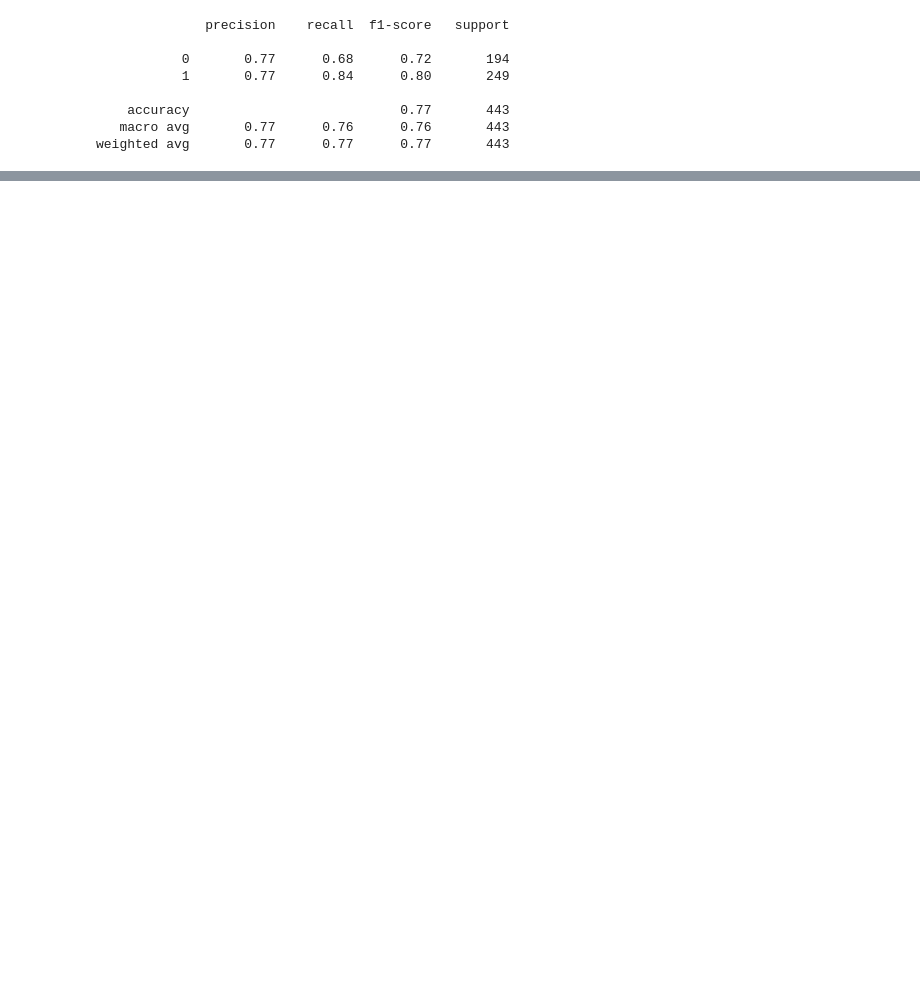
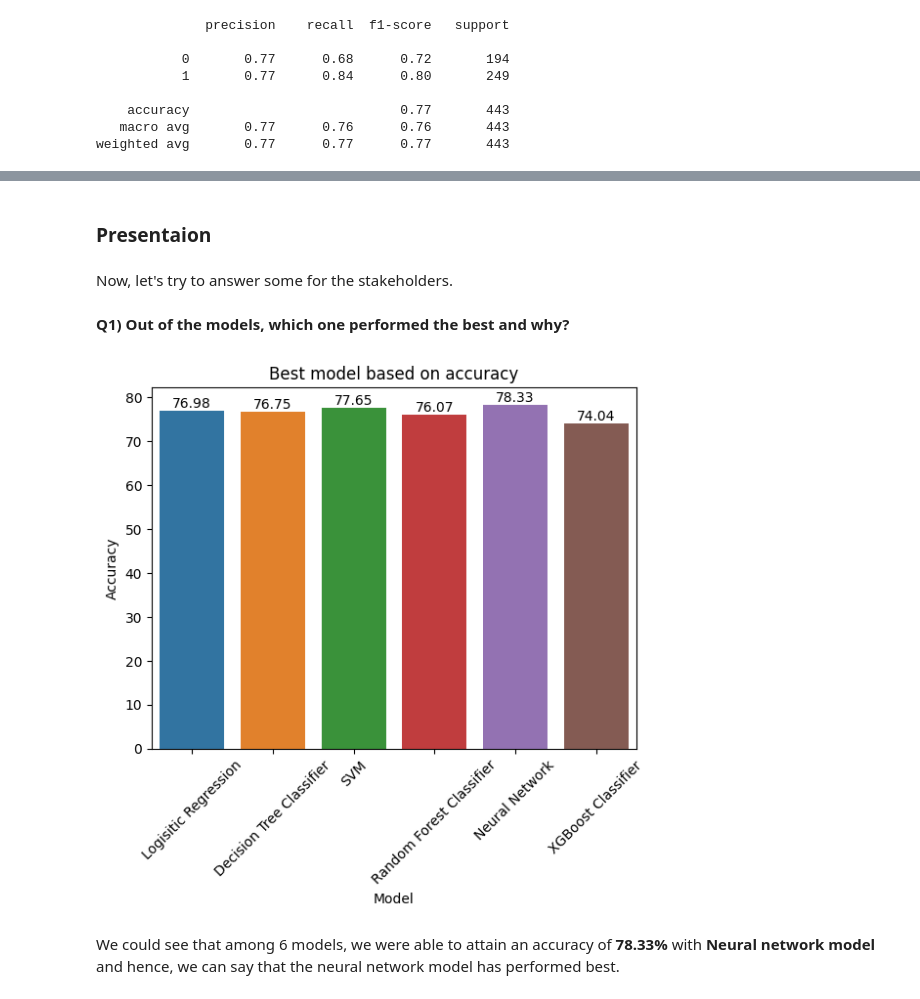
Before and after one commit to supmathews/ITV-live-online-career-challenge, a Jupyter notebook: itv_challenge_solution.ipynb, the cells around one changed output, grey strips where cells are left out. Saved outputs shown, nothing was run; the diff lists cells and outputs as text; code cells hidden in the pictures; blank space fills up the shorter version.

Commit message:
Update notebook | add predictions

```diff
--- a/itv_challenge_solution.ipynb
+++ b/itv_challenge_solution.ipynb
@@ -1078,0 +1151,4 @@ ValueError: in user code:
+# %%
+# build the xgboost classifier model
+xgb_model = XGBClassifier()
+xgb_model.fit(X_train, y_train)
@@ -1078,0 +1167,8 @@ ValueError: in user code:
+# %%
+# evaluate the model
+y_pred = xgb_model.predict(X_test)
+# %%
+# get the accuracy of the model
+acc = round(accuracy_score(y_test, y_pred)*100, 2)
+model_perf['XGBoost Classifier'] = acc
+print(f'>XGBoost model has scored an accuracy of {acc}% on test data')
@@ -1078,0 +1189,21 @@ ValueError: in user code:
+# %%
+# lets create a dataframe from the model_perf dictionary
+df_model_perf = pd.DataFrame(list(model_perf.items()), columns=['Model', 'Accuracy'])
+# %% [markdown]
+### Presentaion
+# %% [markdown]
+Now, let's try to answer some for the stakeholders.
+# %% [markdown]
+**Q1) Out of the models, which one performed the best and why?**
+# %%
+# plot showing the feature with best scores
+ax = sns.barplot(data=df_model_perf, x='Model', y='Accuracy')
+plt.xticks(rotation=45)
+for i in ax.containers:
+    ax.bar_label(i,)
+plt.title('Best model based on accuracy')
+plt.show()
+# %% [output]
+[figure, added]
+# %% [markdown]
+We could see that among 6 models, we were able to attain an accuracy of **78.33%** with **Neural network model** and hence, we can say that the neural network model has performed best.
```
Also changed, not shown: parts of 47 cells of this notebook.
